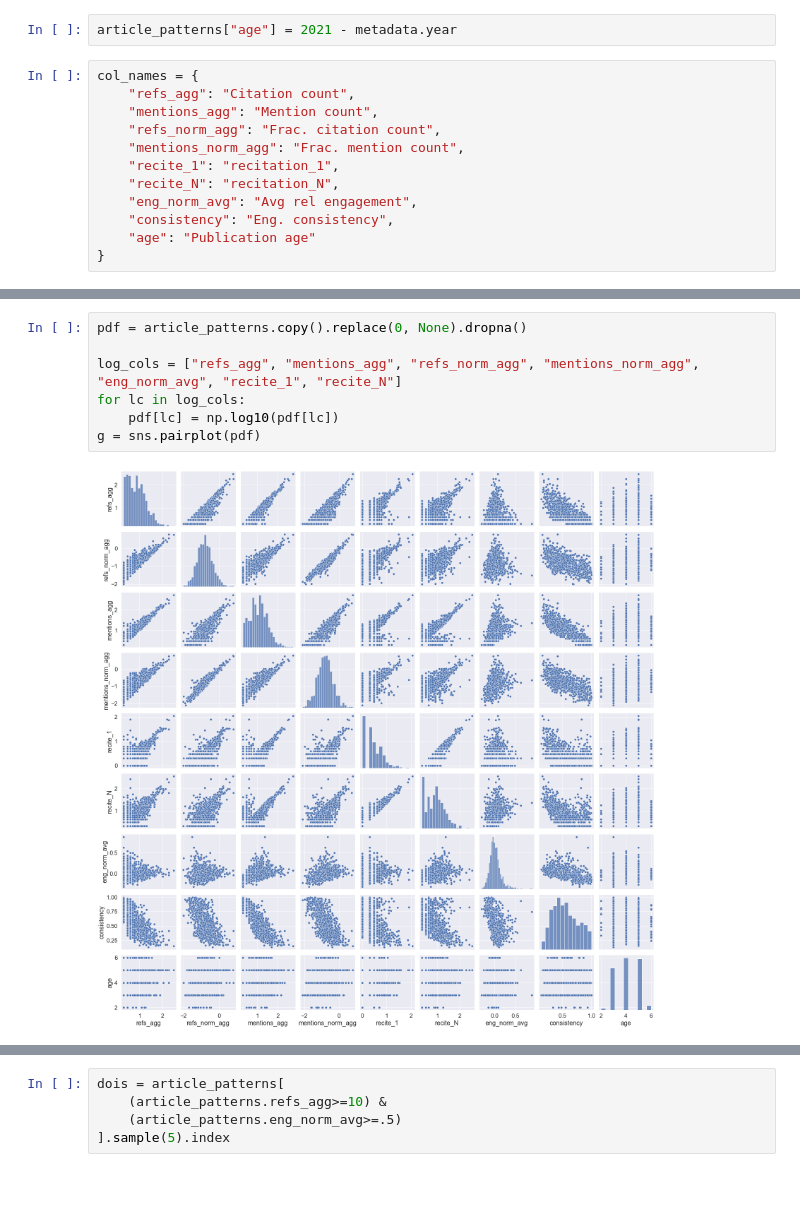
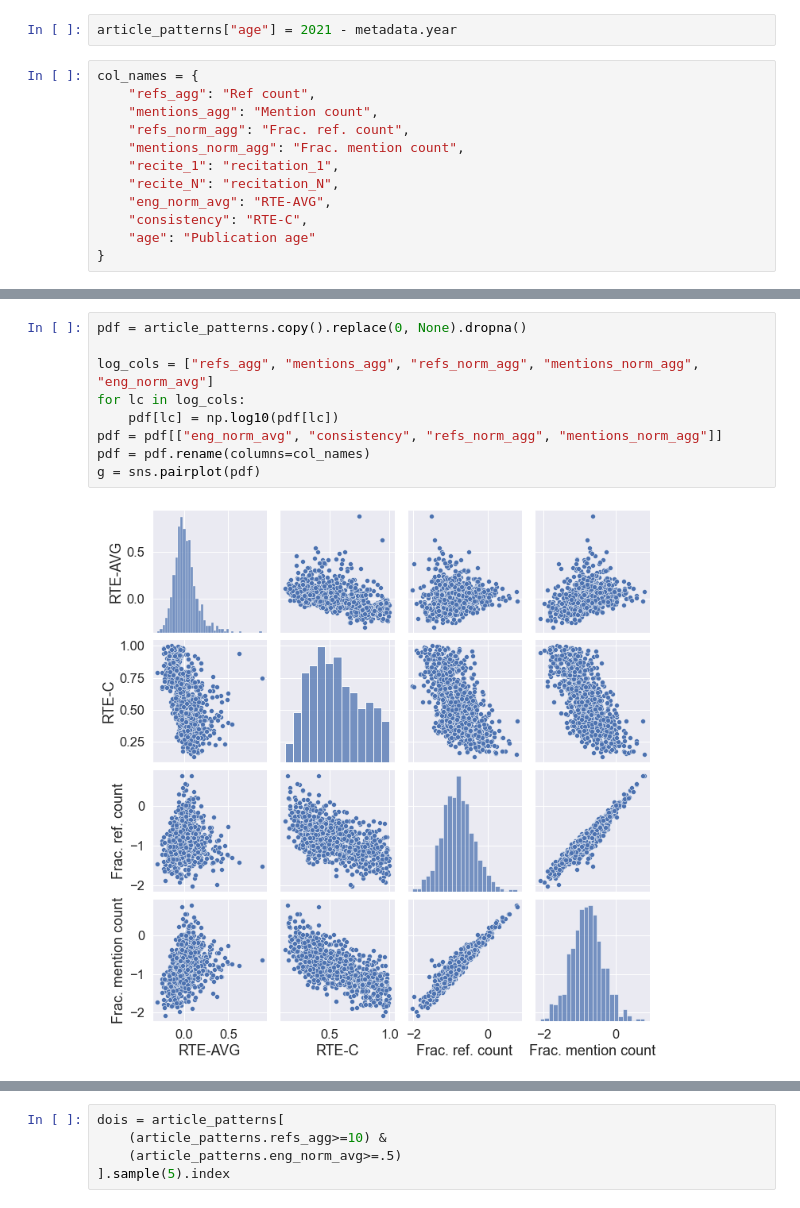
Before and after one commit to Bubblbu/citation-provenance-paper, a Jupyter notebook: notebooks/results.ipynb, the cells around one changed output, grey strips where cells are left out. Drawn from its saved outputs; the diff is of its cells as text.

```diff
--- a/notebooks/results.ipynb
+++ b/notebooks/results.ipynb
@@ -70,14 +70,14 @@ article_patterns = pd.read_csv(processed_dir / "article_patterns.csv", index_col
 article_patterns["age"] = 2021 - metadata.year
 # %%
 col_names = {
-    "refs_agg": "Citation count",
+    "refs_agg": "Ref count",
     "mentions_agg": "Mention count",
-    "refs_norm_agg": "Frac. citation count",
+    "refs_norm_agg": "Frac. ref. count",
     "mentions_norm_agg": "Frac. mention count",
     "recite_1": "recitation_1",
     "recite_N": "recitation_N",
-    "eng_norm_avg": "Avg rel engagement",
-    "consistency": "Eng. consistency",
+    "eng_norm_avg": "RTE-AVG",
+    "consistency": "RTE-C",
     "age": "Publication age"
 }
 # %%
@@ -155,9 +138,11 @@ article_patterns
 # %%
 pdf = article_patterns.copy().replace(0, None).dropna()
 
-log_cols = ["refs_agg", "mentions_agg", "refs_norm_agg", "mentions_norm_agg", "eng_norm_avg", "recite_1", "recite_N"]
+log_cols = ["refs_agg", "mentions_agg", "refs_norm_agg", "mentions_norm_agg", "eng_norm_avg"]
 for lc in log_cols:
     pdf[lc] = np.log10(pdf[lc])
+pdf = pdf[["eng_norm_avg", "consistency", "refs_norm_agg", "mentions_norm_agg"]]
+pdf = pdf.rename(columns=col_names)
 g = sns.pairplot(pdf)
 # %% [output]
-[figure, old version]
+[figure, new version]
```
Also changed, not shown: parts of 12 cells of this notebook, 1 other file.
